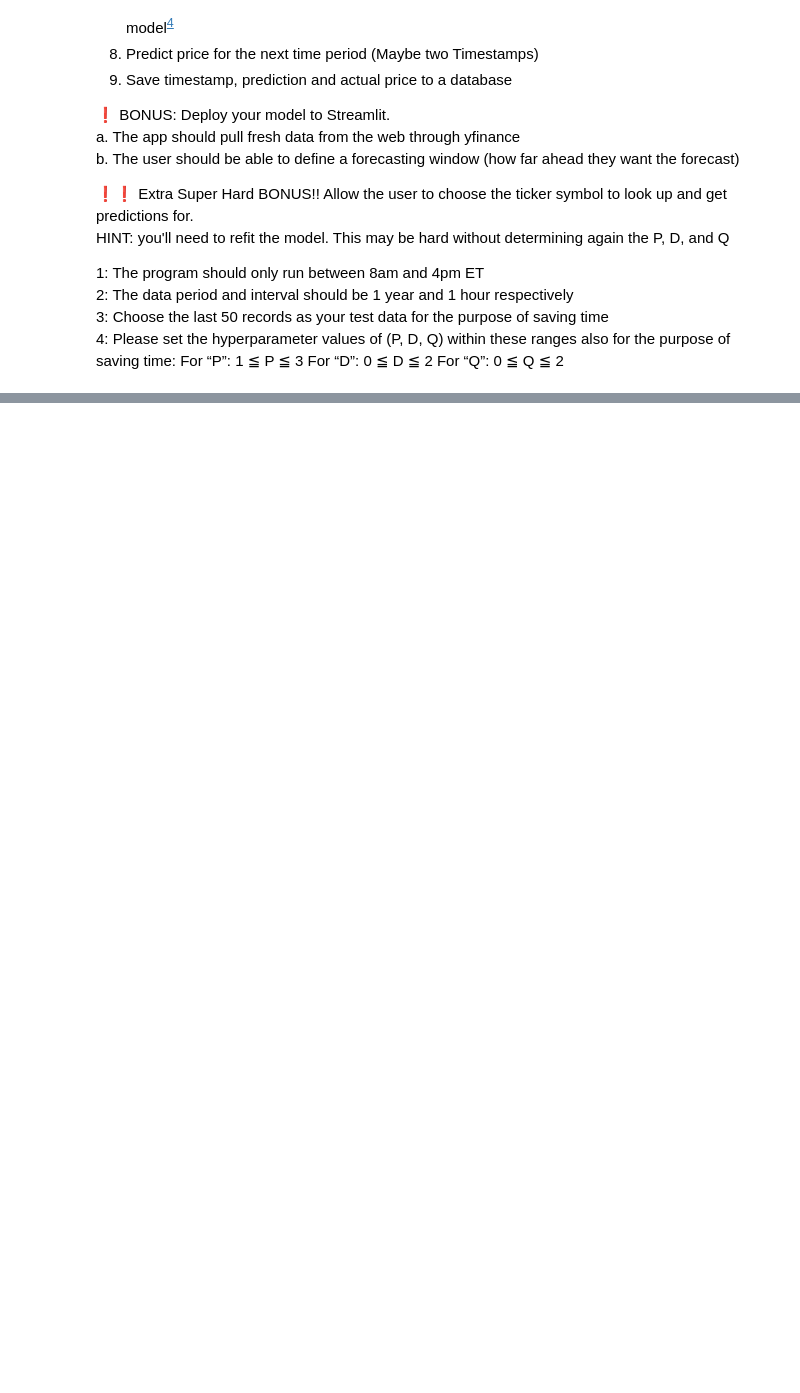
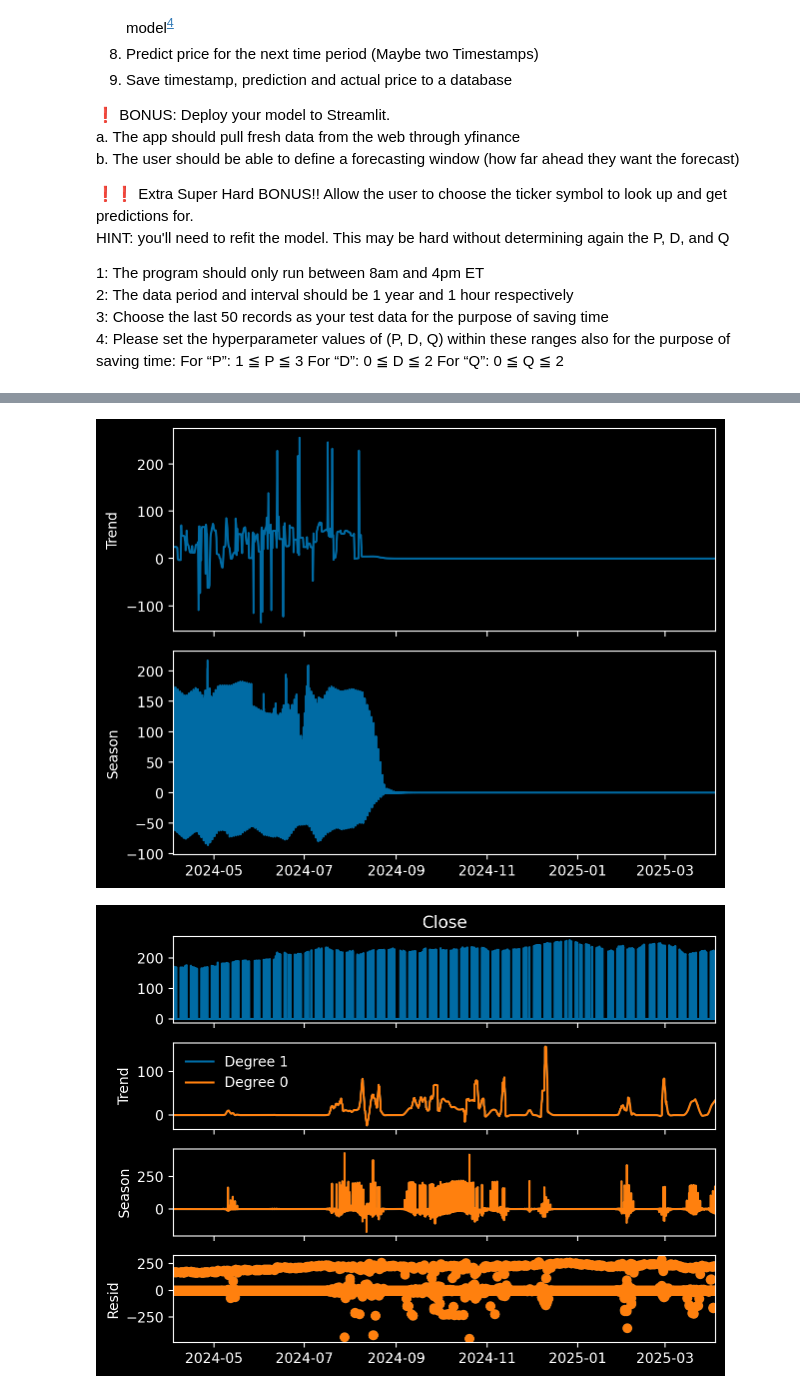
Before and after one commit to bkusuma/time-series-project, a Jupyter notebook: time-series-project.ipynb, the cells around one changed output, grey strips where cells are left out. Cells and saved outputs as stored; diff of their text form; code cells hidden in the pictures; blank space fills up the shorter version.

```diff
--- a/time-series-project.ipynb
+++ b/time-series-project.ipynb
@@ -25,0 +289,25 @@ HINT: you'll need to refit the model. This may be hard without determining again
+# %%
+seasonal = period + ((period % 2) == 0)  # Ensure odd
+low_pass_jump = seasonal_jump = int(0.15 * (period + 1))
+trend_jump = int(0.15 * 1.5 * (period + 1))
+
+mod = STL(
+    yf_dl["Close"].dropna(),
+    period=period,
+    seasonal=seasonal,
+    seasonal_deg=0,
+    trend_deg=0,
+    low_pass_deg=0,
+    robust=True,
+    seasonal_jump=seasonal_jump,
+    trend_jump=trend_jump,
+    low_pass_jump=low_pass_jump,
+)
+%timeit mod.fit()
+res = mod.fit()
+fig = res.plot(observed=False, resid=False)
+
+res_deg_0 = stl.fit()
+fig = res_robust.plot()
+add_stl_plot(fig, res_deg_0, ["Degree 1", "Degree 0"])
+# %% [output]
@@ -25,0 +315,2 @@ HINT: you'll need to refit the model. This may be hard without determining again
+[figure, added]
+[figure, added]
```
Also changed, not shown: parts of 12 cells of this notebook, 1 other file.
